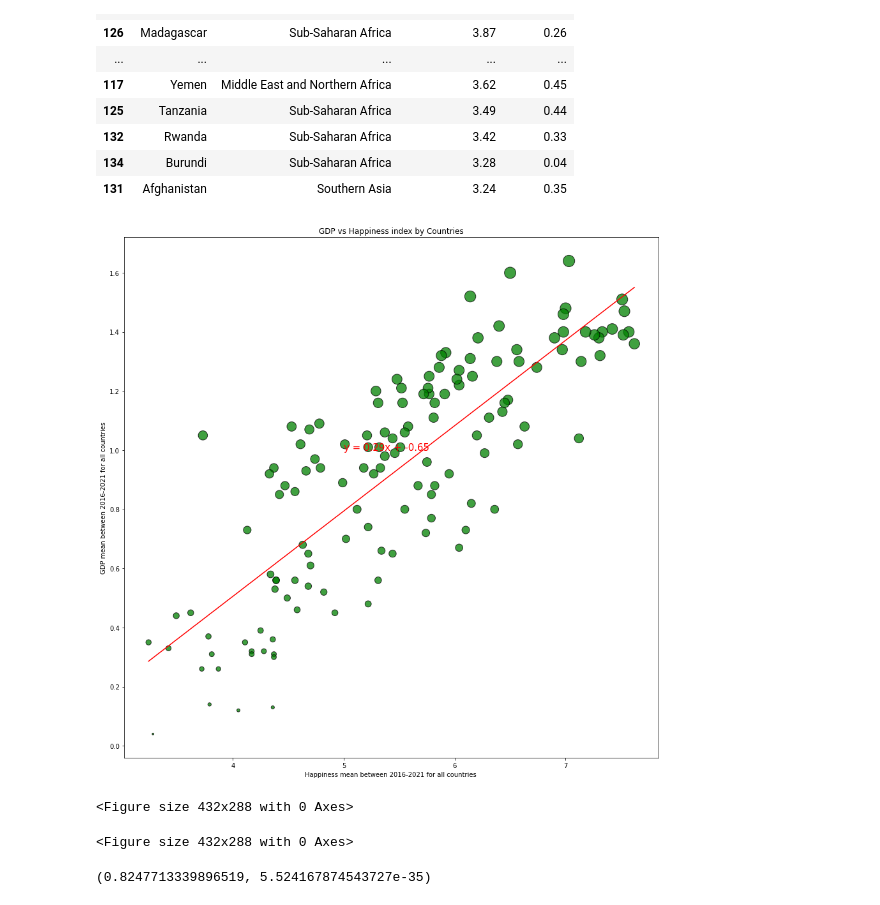
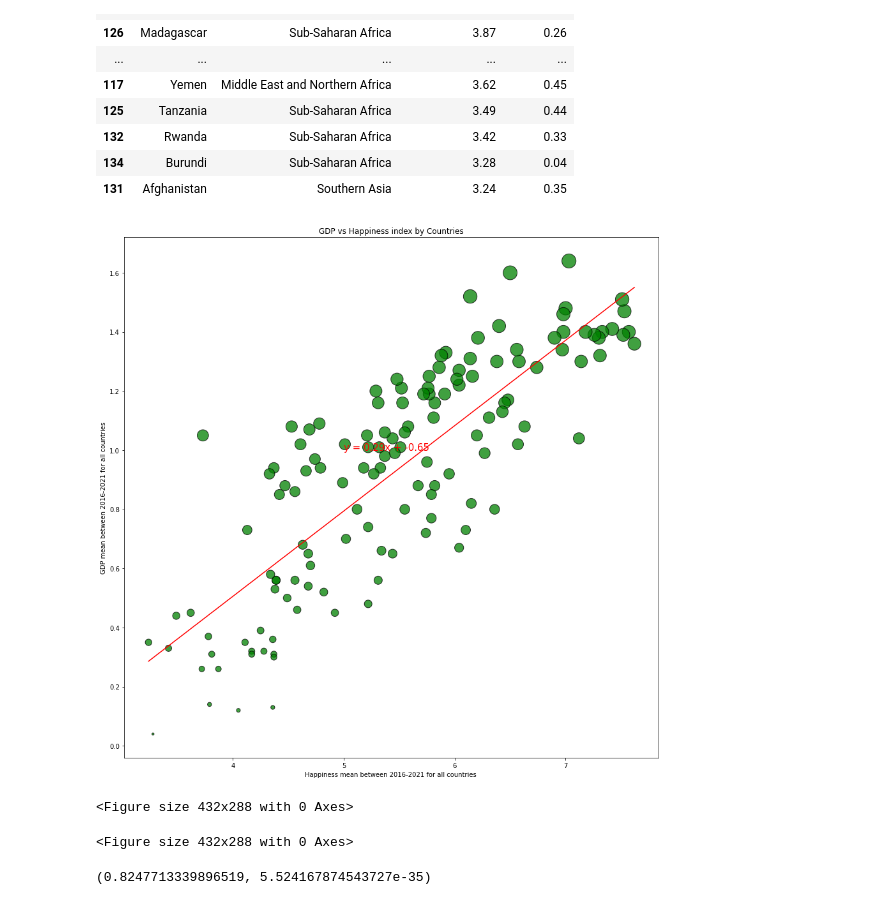
Before and after one commit to matteo005/Happiness_Project, a Jupyter notebook: nks_gdp_analysis.ipynb, the cells around one changed output. Cells and saved outputs as stored; diff of their text form; code cells hidden in the pictures.

```diff
--- a/nks_gdp_analysis.ipynb
+++ b/nks_gdp_analysis.ipynb
@@ -388,20 +406,20 @@ y_values = new_df["GDP Mean"]
 # %%
 plt.figure(figsize=(15,15))
 (slope, intercept, rvalue, pvalue, stderr) =linregress(x_values, y_values)
-plt.scatter(x_values,y_values,marker = "o", facecolors ="green", edgecolors = "black", s=y_values*200, alpha = 0.75)
+plt.scatter(x_values,y_values,marker = "o", facecolors ="green", edgecolors = "black", s=y_values*300, alpha = 0.75)
 regress_values = x_values*slope+intercept
 lin_eq = "y = " + str(round(slope,2)) + "x + " +str(round(intercept,2))
 plt.plot(x_values,regress_values,"r-")
 plt.annotate(lin_eq,(5,1), fontsize = 15, color ="red")
 plt.title("GDP vs Happiness index by Countries")
 plt.xlabel("Happiness mean between 2016-2021 for all countries ")
 plt.ylabel("GDP mean between 2016-2021 for all countries" )
 plt.show()
 plt.tight_layout()
 plt.figure()
 plt.clf()
 # %% [output]
-[figure, old version]
+[figure, new version]
 <Figure size 432x288 with 0 Axes>
 <Figure size 432x288 with 0 Axes>
 # %%
```
Also changed, not shown: parts of 20 cells of this notebook.
